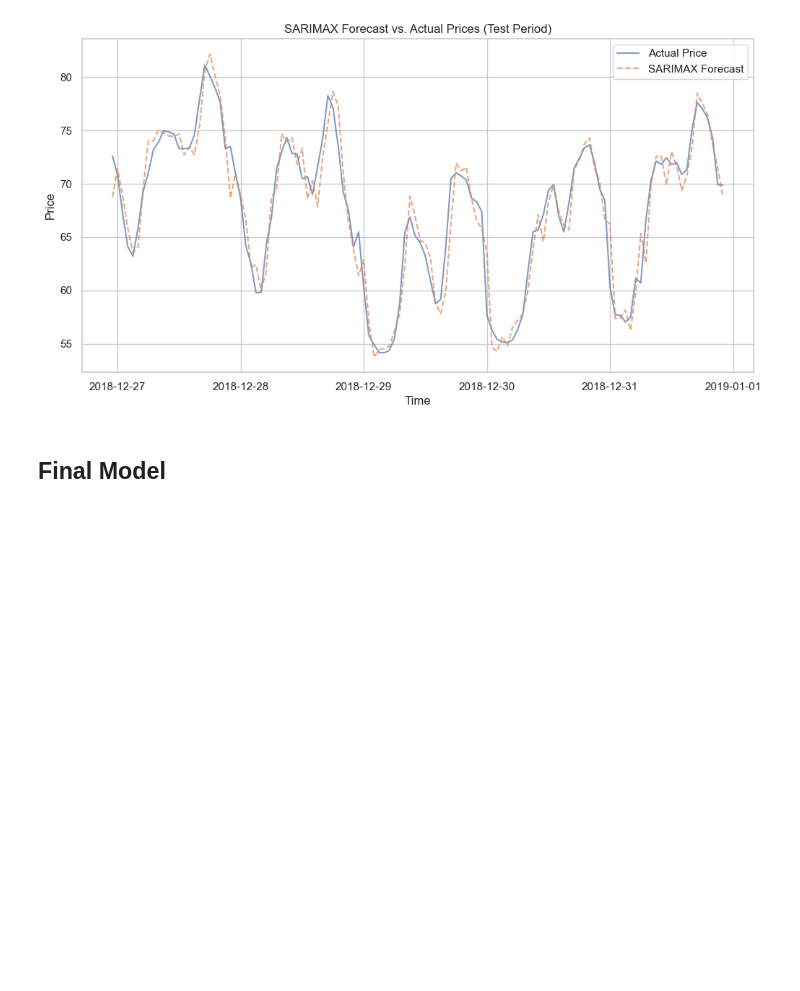
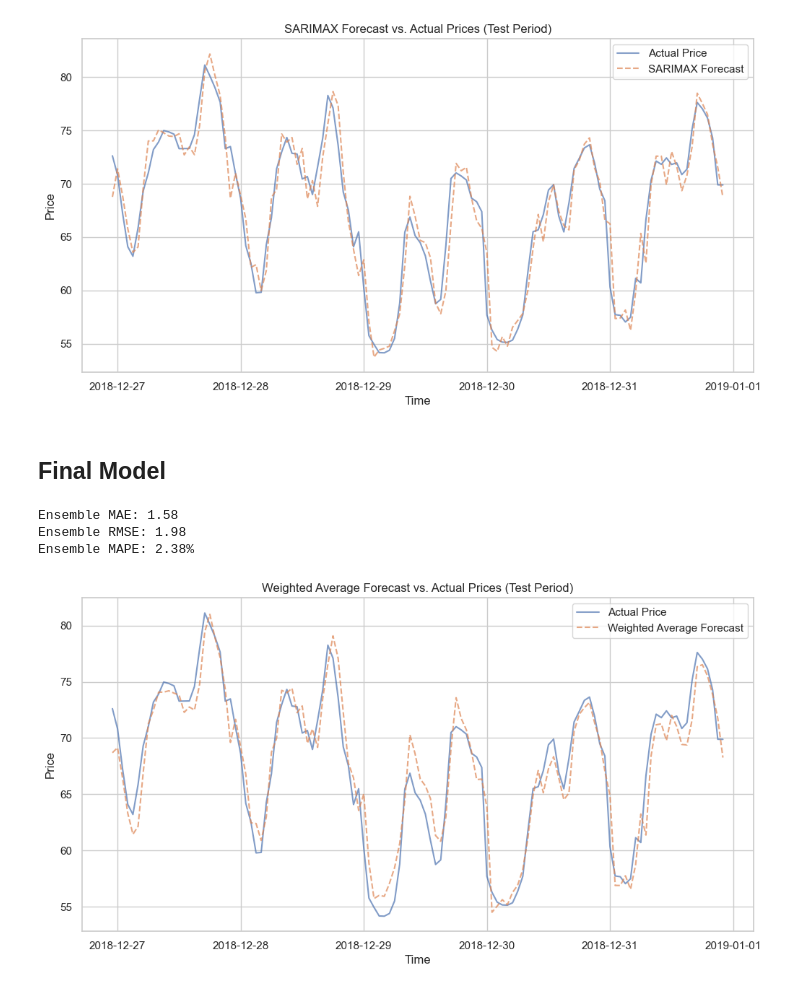
Before and after one commit to MattHendo/Time-Series-Energy-Markets, a Jupyter notebook: Time_Series_Energy_Markets.ipynb, the cells around one changed output. Saved outputs shown, nothing was run; the diff lists cells and outputs as text; code cells hidden in the pictures; blank space fills up the shorter version.

```diff
--- a/Time_Series_Energy_Markets.ipynb
+++ b/Time_Series_Energy_Markets.ipynb
@@ -827,3 +827,46 @@ plt.show()
 ## Final Model
 # %%
 Ensemble
+# %%
+#Simple Weighted Average
+weights = {
+    'sarimax': 0.5,
+    'arima': 0.3,
+    'naive': 0.2
+}
+
+data_target['ensemble_forecast'] = (
+    weights['sarimax'] * data_target['sarimax_forecast'] +
+    weights['arima'] * data_target['arima_forecast'] +
+    weights['naive'] * data_target['naive_seasonal_forecast']
+)
+
+data_target.tail(121)
+
+valid = data_target.dropna(subset=['ensemble_forecast'])
+
+# Compare SARIMAX forecast against the actual prices
+mae = mean_absolute_error(valid['price_actual'], valid['ensemble_forecast'])
+rmse = np.sqrt(mean_squared_error(valid['price_actual'], valid['ensemble_forecast']))
+mape = np.mean(np.abs((valid['price_actual'] - valid['ensemble_forecast']) / valid['ensemble_forecast'])) * 100
+
+print(f"Ensemble MAE: {mae:.2f}")
+print(f"Ensemble RMSE: {rmse:.2f}")
+print(f"Ensemble MAPE: {mape:.2f}%")
+# %% [output]
+Ensemble MAE: 1.58
+Ensemble RMSE: 1.98
+Ensemble MAPE: 2.38%
+# %%
+import matplotlib.pyplot as plt
+
+plt.figure(figsize=(12, 6))
+plt.plot(valid.index, valid['price_actual'], label='Actual Price', alpha=0.7)
+plt.plot(valid.index, valid['ensemble_forecast'], label='Weighted Average Forecast', linestyle='--', alpha=0.7)
+plt.title('Weighted Average Forecast vs. Actual Prices (Test Period)')
+plt.xlabel('Time')
+plt.ylabel('Price')
+plt.legend()
+plt.show()
+# %% [output]
+[figure, added]
```
Also changed, not shown: parts of 5 cells of this notebook.
